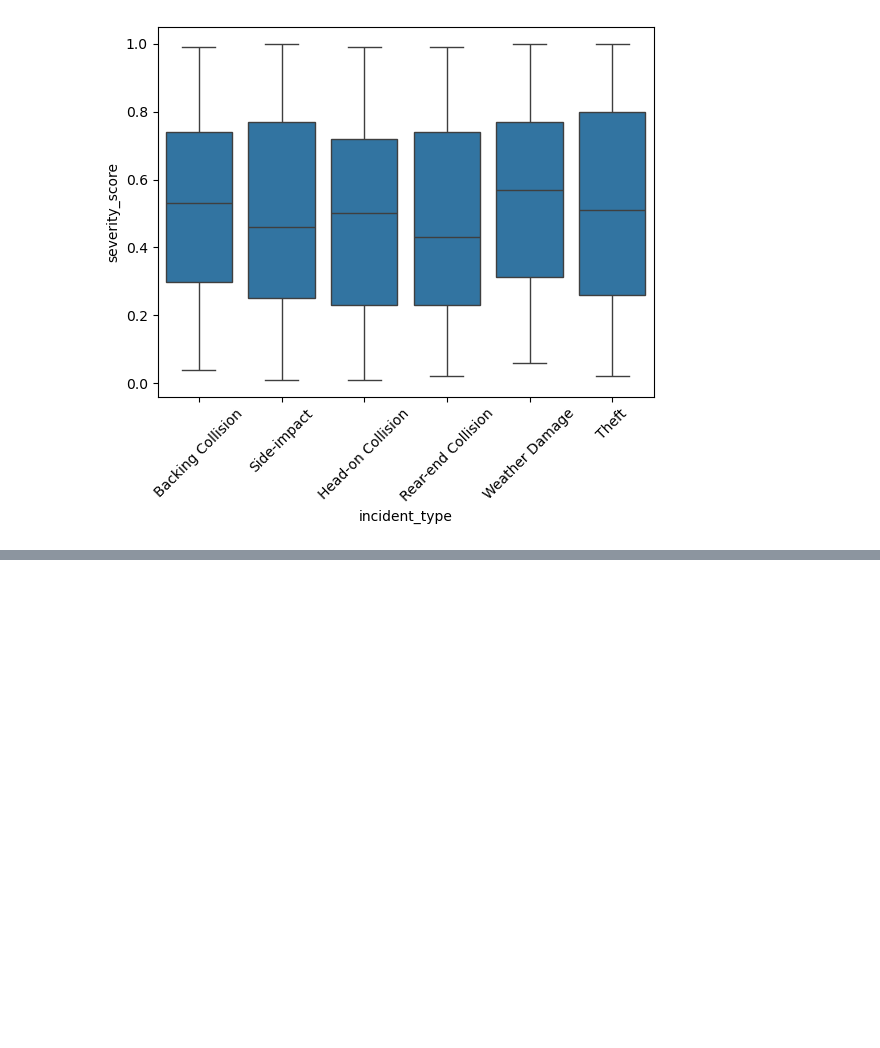
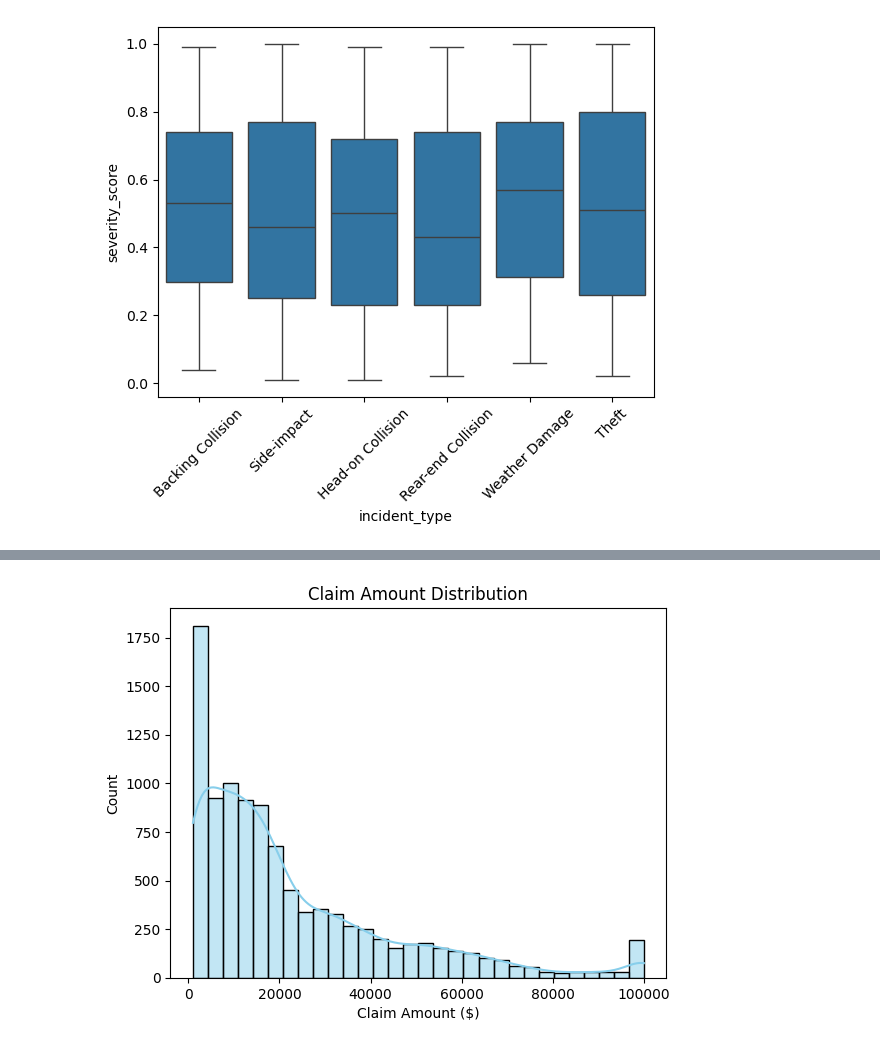
Before and after one commit to dagimg16/Insurance_claim_dashboard, a Jupyter notebook: synthetic_data_generation.ipynb, the cells around one changed output, grey strips where cells are left out. Saved outputs shown, nothing was run; the diff lists cells and outputs as text; code cells hidden in the pictures; blank space fills up the shorter version.

```diff
--- a/synthetic_data_generation.ipynb
+++ b/synthetic_data_generation.ipynb
@@ -169,0 +251,2 @@ plt.show()
+# %%
+df = pd.read_csv('./synthetic_claims_ctgan_10k.csv')
@@ -169,0 +266,9 @@ plt.show()
+# %%
+#distribution of claim amount
+sns.histplot(df['claim_amount'], bins=30, kde=True, color='skyblue')
+plt.title("Claim Amount Distribution")
+plt.xlabel("Claim Amount ($)")
+plt.ylabel("Count")
+plt.show()
+# %% [output]
+[figure, added]
```
Also changed, not shown: parts of 46 cells of this notebook, 4 other files.
